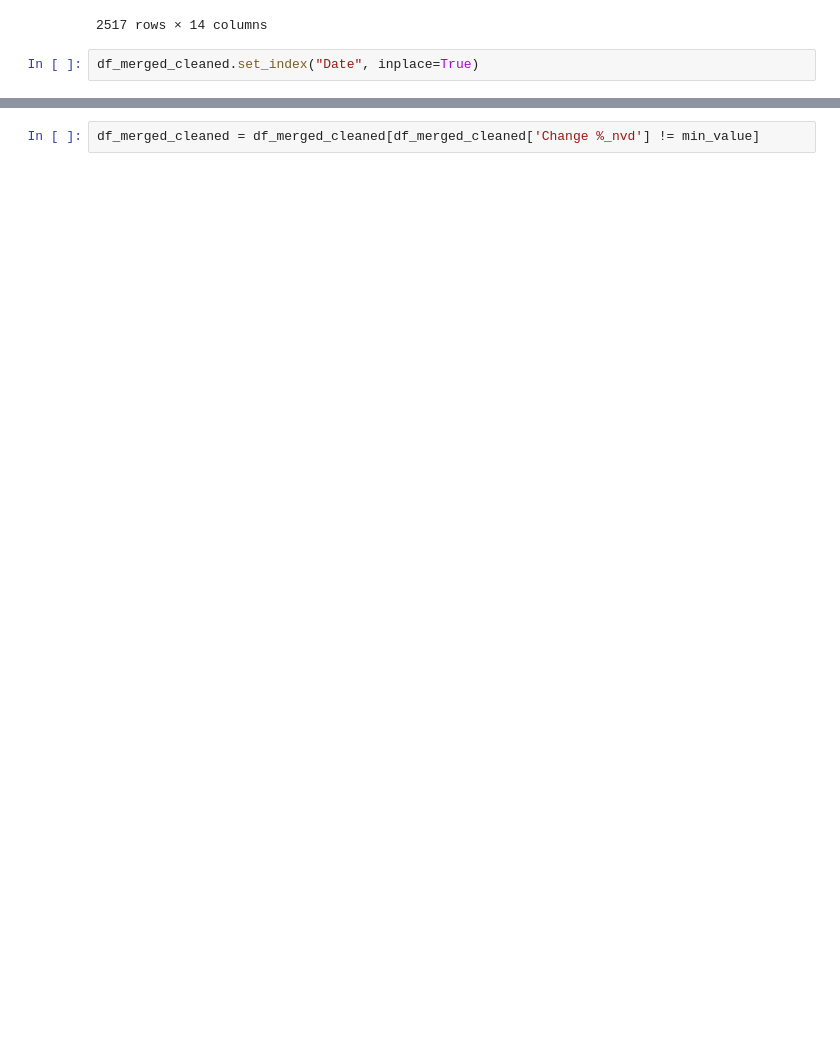
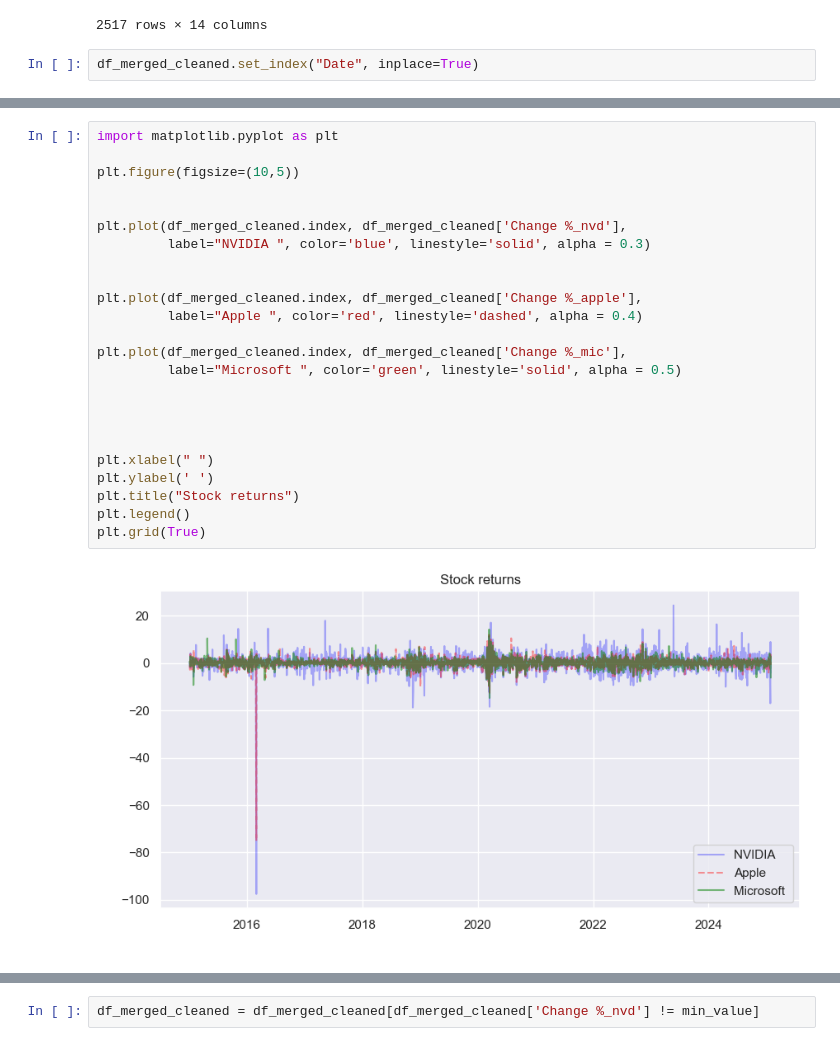
Before and after one commit to katyasva/a_forecasting, a Jupyter notebook: Problem_set2.ipynb, the cells around one changed output, grey strips where cells are left out. Drawn from its saved outputs; the diff is of its cells as text; blank space fills up the shorter version.

```diff
--- a/Problem_set2.ipynb
+++ b/Problem_set2.ipynb
@@ -107,0 +108,26 @@ df_merged_cleaned[df_merged_cleaned['Change %_nvd'] == min_value]
+# %%
+import matplotlib.pyplot as plt
+
+plt.figure(figsize=(10,5))
+
+
+plt.plot(df_merged_cleaned.index, df_merged_cleaned['Change %_nvd'],
+         label="NVIDIA ", color='blue', linestyle='solid', alpha = 0.3)
+
+
+plt.plot(df_merged_cleaned.index, df_merged_cleaned['Change %_apple'],
+         label="Apple ", color='red', linestyle='dashed', alpha = 0.4)
+
+plt.plot(df_merged_cleaned.index, df_merged_cleaned['Change %_mic'],
+         label="Microsoft ", color='green', linestyle='solid', alpha = 0.5)
+
+
+
+
+plt.xlabel(" ")
+plt.ylabel(' ')
+plt.title("Stock returns")
+plt.legend()
+plt.grid(True)
+# %% [output]
+[figure, added]
```
Also changed, not shown: parts of 32 cells of this notebook.
